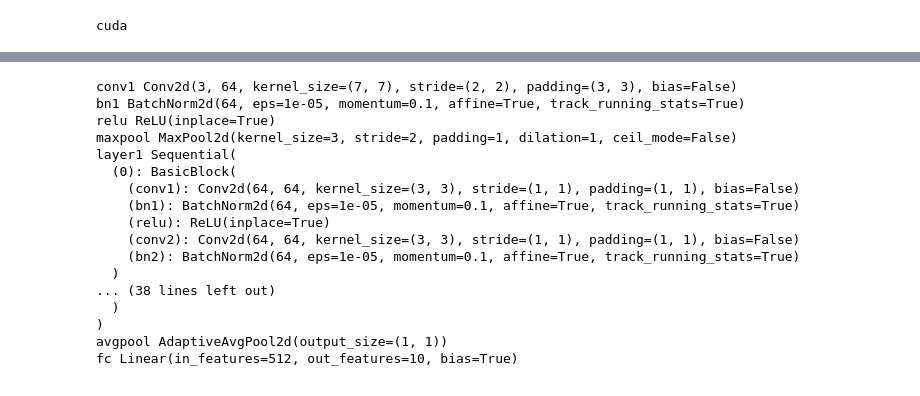
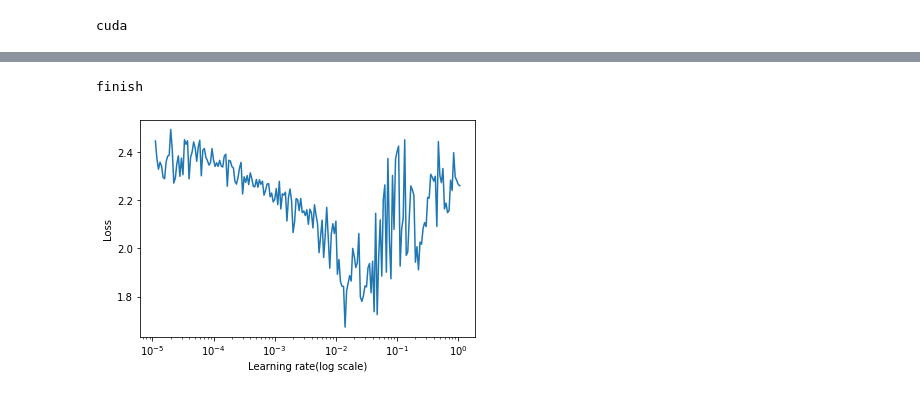
Before and after one commit to yemq3/sysu-junior-ise-study, a Jupyter notebook: 人工智能原理/实验/cifar10/cifar10_resnet9.ipynb, the cells around one changed output, grey strips where cells are left out. Cells and saved outputs as stored; diff of their text form; code cells hidden in the pictures.

```diff
--- a/人工智能原理/实验/cifar10/cifar10_resnet9.ipynb
+++ b/人工智能原理/实验/cifar10/cifar10_resnet9.ipynb
@@ -14,17 +12,26 @@ writer = SummaryWriter('runs/cifar10_resnet9')
 # %%
 BATCH_SIZE = 64
 
-transform = transforms.Compose(
+train_transform = transforms.Compose(
+    [transforms.Pad(4),
+     transforms.RandomCrop(32),
+     transforms.RandomHorizontalFlip(p=0.5),
+     transforms.ToTensor(),
+     transforms.Normalize((0.5, 0.5, 0.5), (0.5, 0.5, 0.5))]
+)
+
+test_transform = transforms.Compose(
     [transforms.ToTensor(),
-     transforms.Normalize((0.5, 0.5, 0.5), (0.5, 0.5, 0.5))])
+     transforms.Normalize((0.5, 0.5, 0.5), (0.5, 0.5, 0.5))]
+)
 
 trainset = torchvision.datasets.CIFAR10(root='./data', train=True,
-                                        download=True, transform=transform)
+                                        download=True, transform=train_transform)
 trainloader = torch.utils.data.DataLoader(trainset, batch_size=BATCH_SIZE,
                                           shuffle=True, num_workers=2)
 
 testset = torchvision.datasets.CIFAR10(root='./data', train=False,
-                                       download=True, transform=transform)
+                                       download=True, transform=test_transform)
 testloader = torch.utils.data.DataLoader(testset, batch_size=BATCH_SIZE,
                                          shuffle=False, num_workers=2)
 
@@ -63,6 +71,12 @@ print(device)
 cuda
 # %%
 from torchvision.models.resnet import BasicBlock
-net = torchvision.models.ResNet(BasicBlock, [1, 1, 1, 1])
-net.fc = nn.Linear(512,10)
-net.to(device)
+
+def create_model():
+  net = torchvision.models.ResNet(BasicBlock, [1, 1, 1, 1])
+  net.conv1 = nn.Conv2d(3, 64, kernel_size=3, stride=1, padding=1, bias=False)
+  net.fc = nn.Linear(512,10)
+  net.to(device)
+  net.train()
+
+  return net
@@ -87,21 +82,0 @@ ResNet(
-# %%
-for name, layer in net._modules.items():
-    print(name, layer)
-# %% [output]
-conv1 Conv2d(3, 64, kernel_size=(7, 7), stride=(2, 2), padding=(3, 3), bias=False)
-bn1 BatchNorm2d(64, eps=1e-05, momentum=0.1, affine=True, track_running_stats=True)
-relu ReLU(inplace=True)
-maxpool MaxPool2d(kernel_size=3, stride=2, padding=1, dilation=1, ceil_mode=False)
-layer1 Sequential(
-  (0): BasicBlock(
-    (conv1): Conv2d(64, 64, kernel_size=(3, 3), stride=(1, 1), padding=(1, 1), bias=False)
-    (bn1): BatchNorm2d(64, eps=1e-05, momentum=0.1, affine=True, track_running_stats=True)
-    (relu): ReLU(inplace=True)
-    (conv2): Conv2d(64, 64, kernel_size=(3, 3), stride=(1, 1), padding=(1, 1), bias=False)
-    (bn2): BatchNorm2d(64, eps=1e-05, momentum=0.1, affine=True, track_running_stats=True)
-  )
-... (38 lines left out)
-  )
-)
-avgpool AdaptiveAvgPool2d(output_size=(1, 1))
-fc Linear(in_features=512, out_features=10, bias=True)
@@ -111,3 +83,5 @@ writer.close()
 # %%
+net = create_model()
 criterion = nn.CrossEntropyLoss()
-optimizer = optim.Adam(net.parameters(), lr=1e-3, weight_decay= 5e-4 * BATCH_SIZE)
+# optimizer = optim.Adam(net.parameters(), lr=1e-3, weight_decay= 5e-4 * BATCH_SIZE)
+optimizer = optim.SGD(net.parameters(), lr=1e-5, momentum=0.9, weight_decay= 5e-4 * BATCH_SIZE)
@@ -113,0 +163,7 @@ optimizer = optim.Adam(net.parameters(), lr=1e-3, weight_decay= 5e-4 * BATCH_SIZ
+# %%
+lr_finder = LRFinder(net, optimizer, criterion, torch.device("cuda"))
+lr_finder.find_lr(trainloader, 1, 200)
+lr_finder.plot()
+# %% [output]
+finish
+[figure, added]
```
Also changed, not shown: parts of 10 cells of this notebook, 10 other files.
